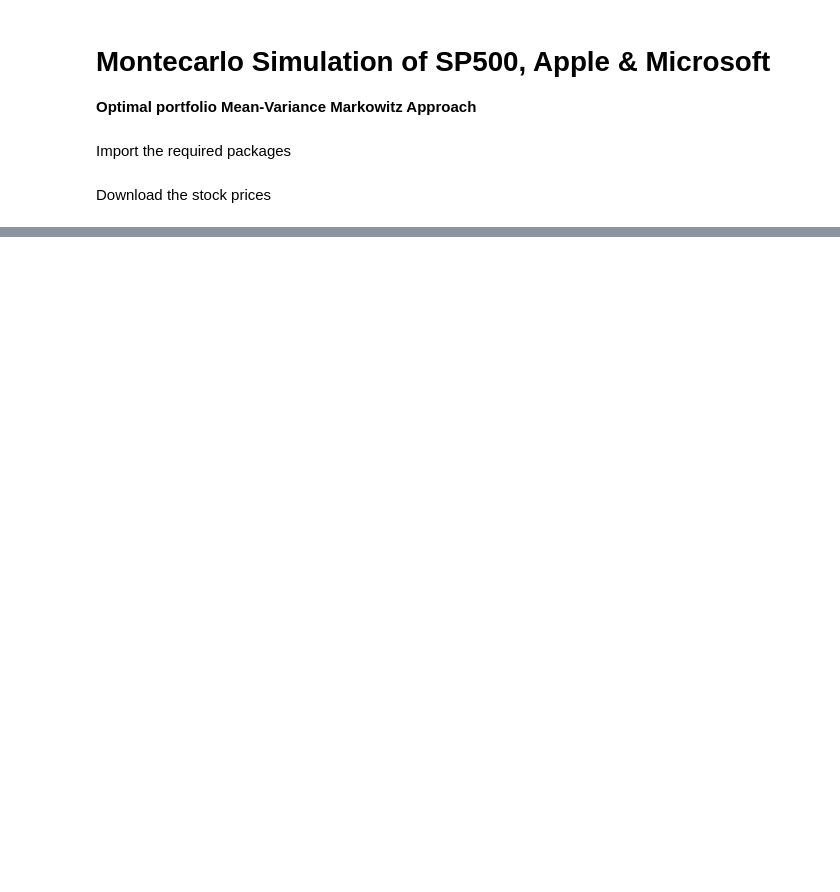
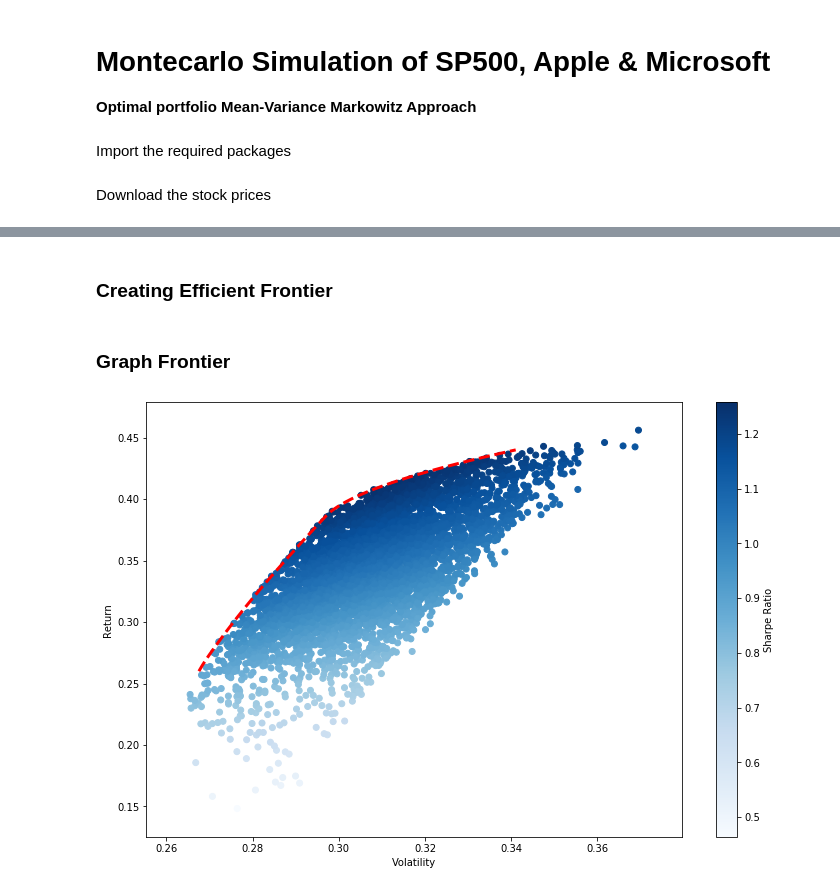
Before and after one commit to mateomarks/Portfolio-Management, a Jupyter notebook: Monte Carlo 2020.ipynb, the cells around one changed output, grey strips where cells are left out. Drawn from its saved outputs; the diff is of its cells as text; code cells hidden in the pictures; blank space fills up the shorter version.

```diff
--- a/Monte Carlo 2020.ipynb
+++ b/Monte Carlo 2020.ipynb
@@ -84,2 +207,31 @@ build_data_frame(daily_aapl_data, daily_msft_data, daily_spy_data)
+# %% [markdown]
+### Creating Efficient Frontier
+# %%
+frontier_y = np.linspace(0.26,0.44,200)
+
+def minimize_volatility(weights):
+    return get_ret_vol_sr(weights)[1]
+
+frontier_x = []
+
+for possible_return in frontier_y:
+    cons = ({'type':'eq', 'fun':check_sum},
+            {'type':'eq', 'fun': lambda w: get_ret_vol_sr(w)[0] - possible_return})
+
+    result = sco.minimize(minimize_volatility,init_guess,method='SLSQP', bounds=bounds, constraints=cons)
+    frontier_x.append(result['fun'])
+# %% [markdown]
+### Graph Frontier
+# %%
+plt.figure(figsize=(12,8))
+plt.scatter(vol_arr, ret_arr, c=sharpe_arr, cmap='Blues')
+plt.colorbar(label='Sharpe Ratio')
+plt.xlabel('Volatility')
+plt.ylabel('Return')
+plt.plot(frontier_x,frontier_y, 'r--', linewidth=3)
+plt.savefig('cover.png')
+plt.show()
+# %% [output]
+[figure, added]
 # %% [markdown]
 <img src="https://uploads-ssl.webflow.com/5eae007d92687089219c5dec/5eb47da29ced78042e9768ce_long_logo.png" align="right" border="0" width="35%" > <br>
```
Also changed, not shown: parts of 14 cells of this notebook.
